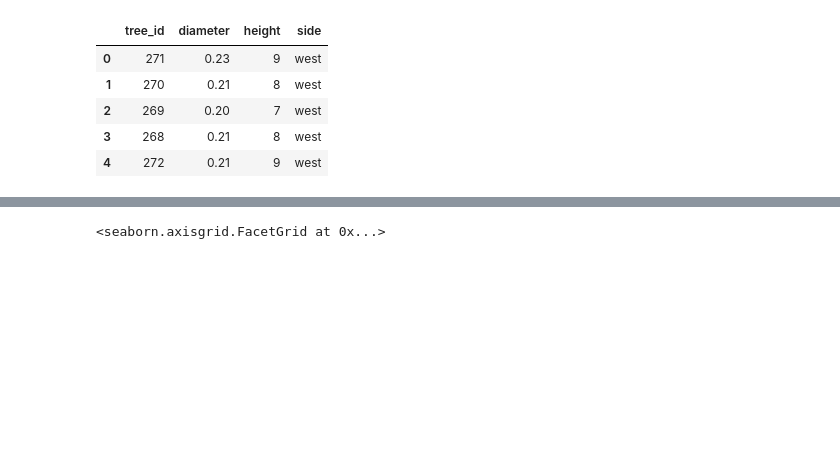
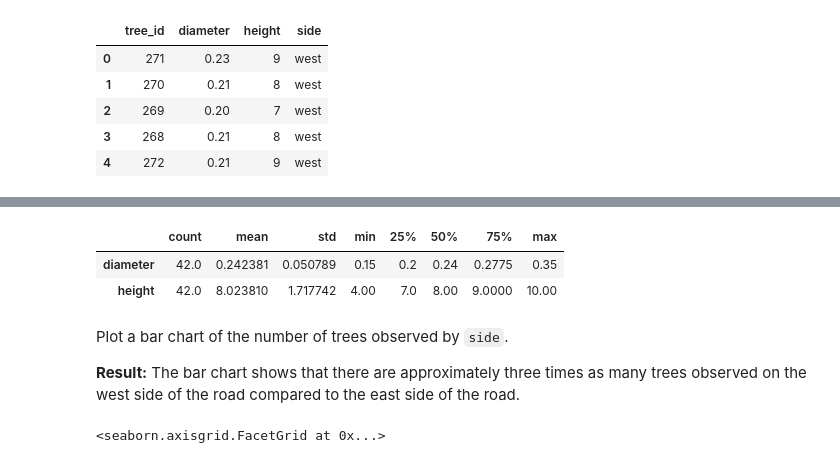
Before and after one commit to ljk233/Cookbook, a Jupyter notebook: Decks/d01_simple_linregress.ipynb, the cells around one changed output, grey strips where cells are left out. Cells and saved outputs as stored; diff of their text form; code cells hidden in the pictures; blank space fills up the shorter version.

```diff
--- a/Decks/d01_simple_linregress.ipynb
+++ b/Decks/d01_simple_linregress.ipynb
@@ -65,3 +62,14 @@ The bar chart shows that there are approximately three times as many trees obser
+# %%
+manna_ash[["diameter", "height"]].describe().T
+# %% [output]
+|  | count | mean | std | min | 25% | 50% | 75% | max |
+| diameter | 42.0 | 0.242381 | 0.050789 | 0.15 | 0.2 | 0.24 | 0.2775 | 0.35 |
+| height | 42.0 | 8.023810 | 1.717742 | 4.00 | 7.0 | 8.00 | 9.0000 | 10.00 |
+# %% [markdown]
+Plot a bar chart of the number of trees observed by `side`.
+
+**Result:**
+The bar chart shows that there are approximately three times as many trees observed on the west side of the road compared to the east side of the road.
 # %%
 manna_ash[["side"]].value_counts().reset_index().pipe(
     sns.catplot, x="side", y="count", kind="bar"
```
Also changed, not shown: parts of 19 cells of this notebook.
